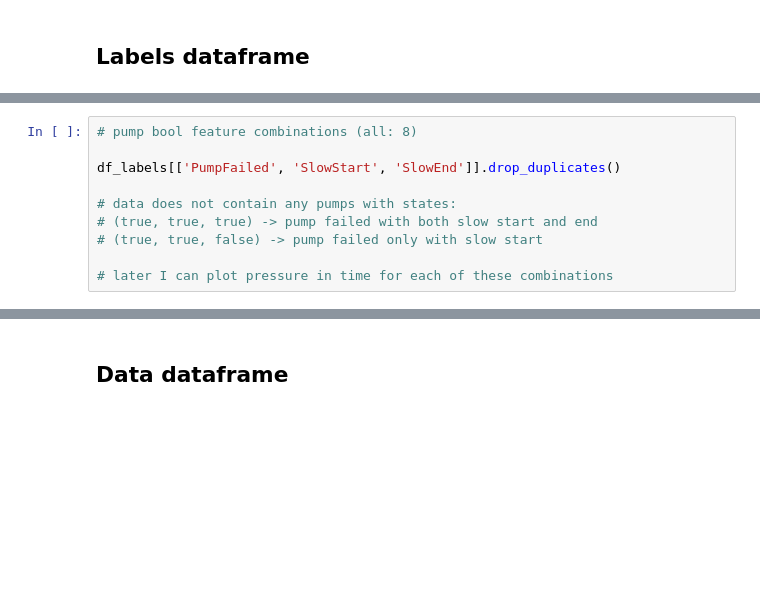
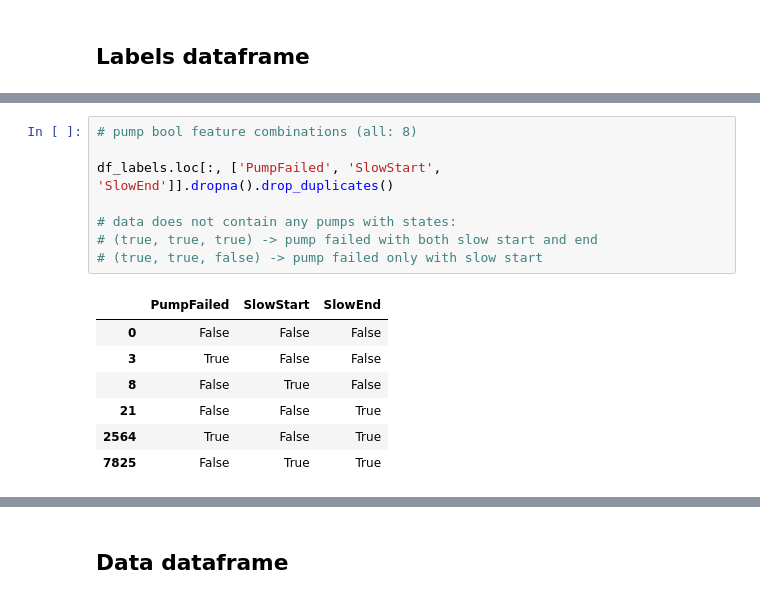
Before and after one commit to dufekja/AirPressureTask, a Jupyter notebook: analysis.ipynb, the cells around one changed output, grey strips where cells are left out. Saved outputs shown, nothing was run; the diff lists cells and outputs as text; blank space fills up the shorter version.

```diff
--- a/analysis.ipynb
+++ b/analysis.ipynb
@@ -84,10 +97,16 @@ print(df_labels['PumpFailed'].value_counts())
 # %%
 # pump bool feature combinations (all: 8)
 
-df_labels[['PumpFailed', 'SlowStart', 'SlowEnd']].drop_duplicates()
+df_labels.loc[:, ['PumpFailed', 'SlowStart', 'SlowEnd']].dropna().drop_duplicates()
 
 # data does not contain any pumps with states:
 # (true, true, true) -> pump failed with both slow start and end
 # (true, true, false) -> pump failed only with slow start
-
-# later I can plot pressure in time for each of these combinations
+# %% [output]
+|  | PumpFailed | SlowStart | SlowEnd |
+| 0 | False | False | False |
+| 3 | True | False | False |
+| 8 | False | True | False |
+| 21 | False | False | True |
+| 2564 | True | False | True |
+| 7825 | False | True | True |
```
Also changed, not shown: parts of 58 cells of this notebook.
